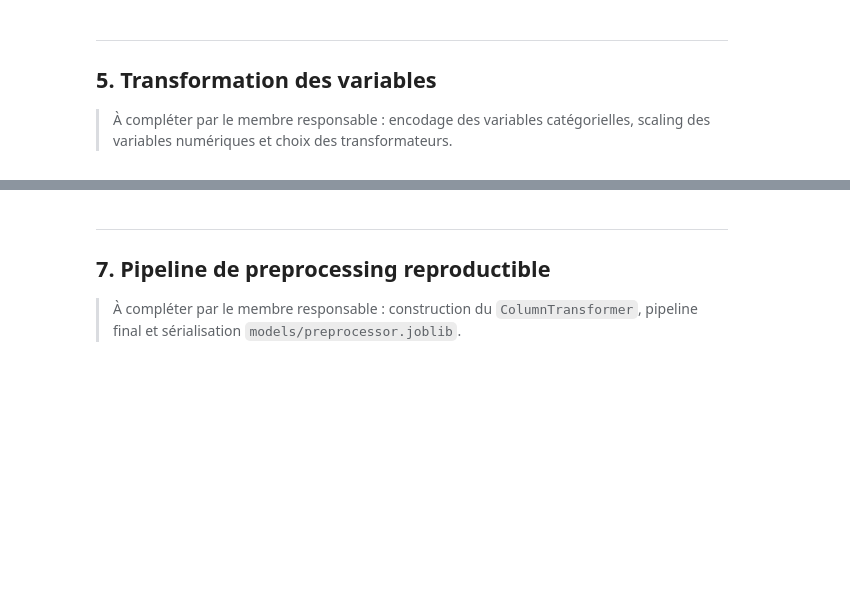
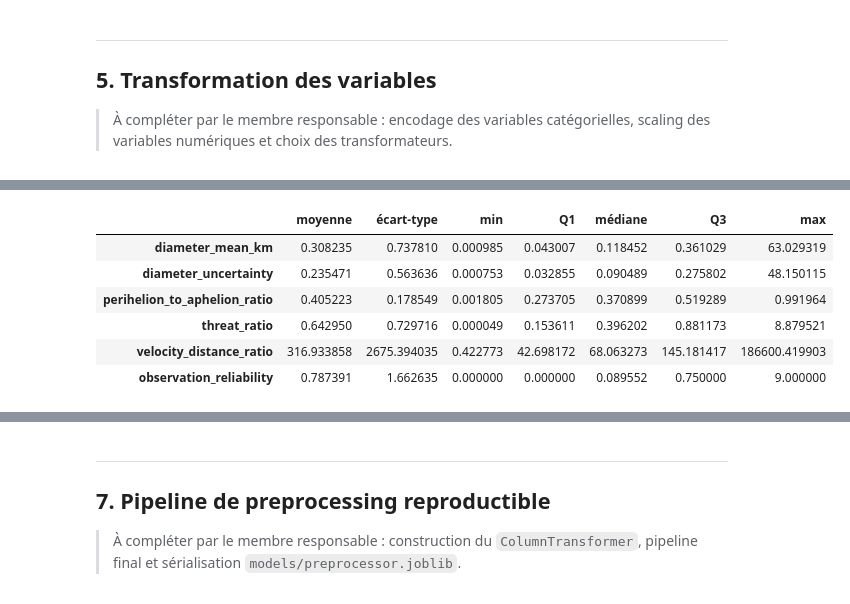
Before and after one commit to zakariyaee/Projet_ML, a Jupyter notebook: notebooks/03_preprocessing.ipynb, the cells around one changed output, grey strips where cells are left out. Drawn from its saved outputs; the diff is of its cells as text; code cells hidden in the pictures; blank space fills up the shorter version.

```diff
--- a/notebooks/03_preprocessing.ipynb
+++ b/notebooks/03_preprocessing.ipynb
@@ -270,0 +328,11 @@ Le rôle de cette partie du notebook est donc de montrer que :
+# %%
+engineered_cols = engineered_features["variable"].tolist()
+
+feature_presence = pd.DataFrame({
+    "variable": engineered_cols,
+    "présente dans dataset": [col in df.columns for col in engineered_cols],
+    "type": [str(df[col].dtype) if col in df.columns else "absente" for col in engineered_cols],
+})
+
+print(f"Nombre de variables dérivées présentes : {feature_presence['présente dans dataset'].sum()} / {len(engineered_cols)}")
+display(feature_presence)
@@ -270,0 +348,21 @@ Le rôle de cette partie du notebook est donc de montrer que :
+# %%
+engineered_stats = df[engineered_cols].describe().T[["mean", "std", "min", "25%", "50%", "75%", "max"]]
+engineered_stats = engineered_stats.rename(columns={
+    "mean": "moyenne",
+    "std": "écart-type",
+    "min": "min",
+    "25%": "Q1",
+    "50%": "médiane",
+    "75%": "Q3",
+    "max": "max",
+})
+
+display(engineered_stats.round(6))
+# %% [output]
+|  | moyenne | écart-type | min | Q1 | médiane | Q3 | max |
+| diameter_mean_km | 0.308235 | 0.737810 | 0.000985 | 0.043007 | 0.118452 | 0.361029 | 63.029319 |
+| diameter_uncertainty | 0.235471 | 0.563636 | 0.000753 | 0.032855 | 0.090489 | 0.275802 | 48.150115 |
+| perihelion_to_aphelion_ratio | 0.405223 | 0.178549 | 0.001805 | 0.273705 | 0.370899 | 0.519289 | 0.991964 |
+| threat_ratio | 0.642950 | 0.729716 | 0.000049 | 0.153611 | 0.396202 | 0.881173 | 8.879521 |
+| velocity_distance_ratio | 316.933858 | 2675.394035 | 0.422773 | 42.698172 | 68.063273 | 145.181417 | 186600.419903 |
+| observation_reliability | 0.787391 | 1.662635 | 0.000000 | 0.000000 | 0.089552 | 0.750000 | 9.000000 |
```
Also changed, not shown: parts of 8 cells of this notebook.
